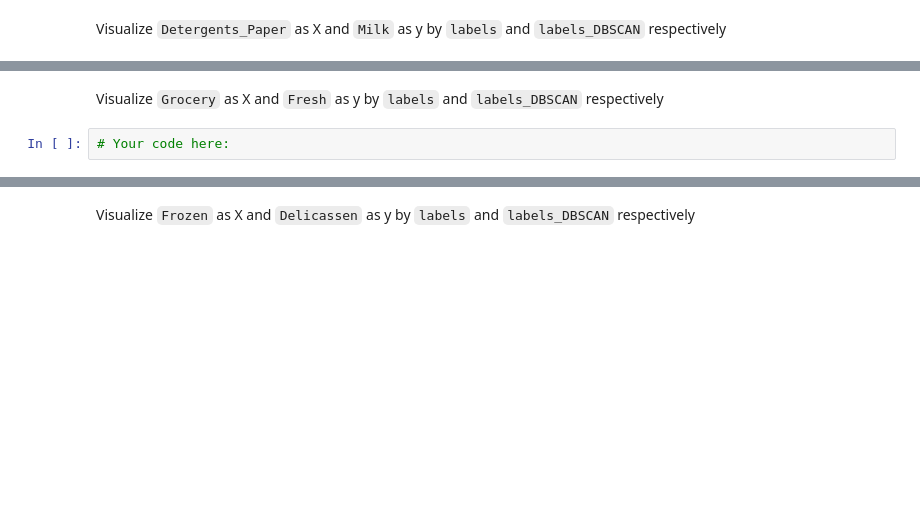
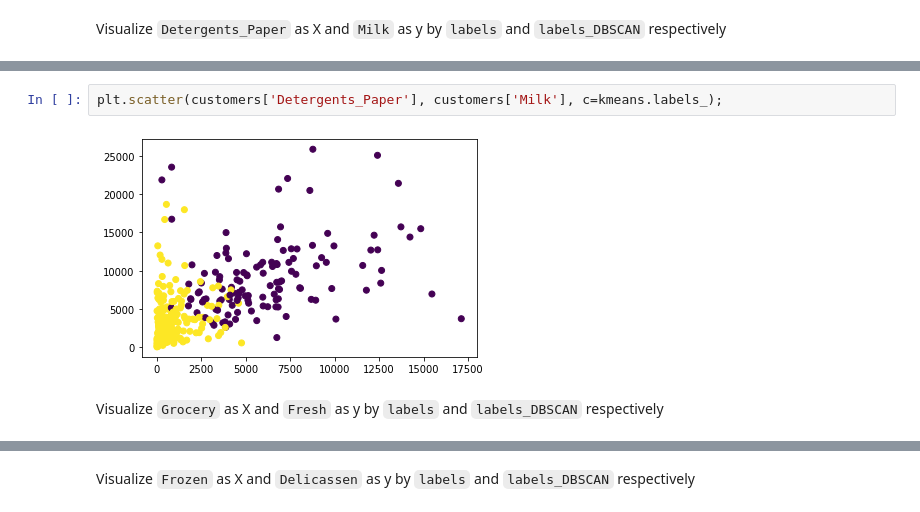
Before and after one commit to ironhack-datalabs/datamad0619, a Jupyter notebook: module-3/lab-unsupervised-learning/your-code/main.ipynb, the cells around one changed output, grey strips where cells are left out. Cells and saved outputs as stored; diff of their text form; blank space fills up the shorter version.

```diff
--- a/module-3/lab-unsupervised-learning/your-code/main.ipynb
+++ b/module-3/lab-unsupervised-learning/your-code/main.ipynb
@@ -155,4 +192,6 @@ Visualize `Detergents_Paper` as X and `Milk` as y by `labels` and `labels_DBSCAN
+# %%
+plt.scatter(customers['Detergents_Paper'], customers['Milk'], c=kmeans.labels_);
+# %% [output]
+[figure, added]
 # %% [markdown]
 Visualize `Grocery` as X and `Fresh` as y by `labels` and `labels_DBSCAN` respectively
-# %%
-# Your code here:
```
Also changed, not shown: parts of 39 cells of this notebook.
